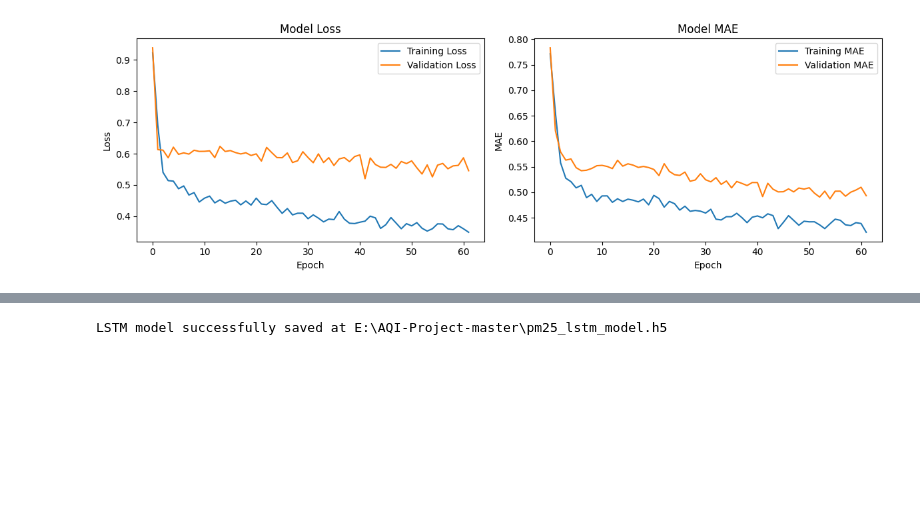
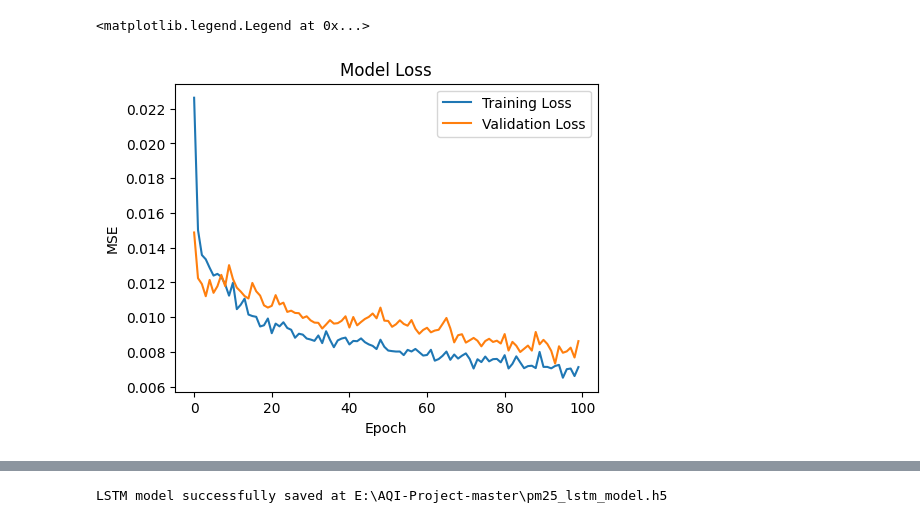
Before and after one commit to Parasuram2530/Infosys-Springboard, a Jupyter notebook: lstm_.ipynb, the cells around one changed output, grey strips where cells are left out. Cells and saved outputs as stored; diff of their text form; code cells hidden in the pictures; blank space fills up the shorter version.

```diff
--- a/lstm_.ipynb
+++ b/lstm_.ipynb
@@ -131,20 +158,9 @@ def create_lstm_model(input_shape):
 # %%
-model = create_lstm_model((X_train.shape[1], X_train.shape[2]))
-print("LSTM Model Summary:")
-model.summary()
+train_loss, train_mae = model.evaluate(X_train, y_train, verbose=0)
+val_loss, val_mae = model.evaluate(X_val, y_val, verbose=0)
+test_loss, test_mae = model.evaluate(X_test, y_test, verbose=0)
 
-# Define callbacks
-early_stopping = EarlyStopping(monitor='val_loss', patience=20, restore_best_weights=True)
-
-# Train the model
-print("Training LSTM model...")
-history = model.fit(
-    X_train, y_train,
-    batch_size=32,
-    epochs=100,
-    validation_data=(X_test, y_test),
-    callbacks=[early_stopping],
-    verbose=1,
-    shuffle=False
-)
+print(f"\nTraining Loss (MSE): {train_loss:.4f}, MAE: {train_mae:.4f}")
+print(f"Validation Loss (MSE): {val_loss:.4f}, MAE: {val_mae:.4f}")
+print(f"Test Loss (MSE): {test_loss:.4f}, MAE: {test_mae:.4f}")
 # %% [output]
@@ -190,24 +170,14 @@ Epoch 62/100
 # %%
 plt.figure(figsize=(12, 4))
 
 plt.subplot(1, 2, 1)
 plt.plot(history.history['loss'], label='Training Loss')
 plt.plot(history.history['val_loss'], label='Validation Loss')
 plt.title('Model Loss')
+plt.ylabel('MSE')
 plt.xlabel('Epoch')
-plt.ylabel('Loss')
 plt.legend()
-
-plt.subplot(1, 2, 2)
-plt.plot(history.history['mae'], label='Training MAE')
-plt.plot(history.history['val_mae'], label='Validation MAE')
-plt.title('Model MAE')
-plt.xlabel('Epoch')
-plt.ylabel('MAE')
-plt.legend()
-
-plt.tight_layout()
-plt.show()
 # %% [output]
+<matplotlib.legend.Legend at 0x...>
-[figure, old version]
+[figure, new version]
 # %%
```
Also changed, not shown: parts of 13 cells of this notebook, 1 other file.
